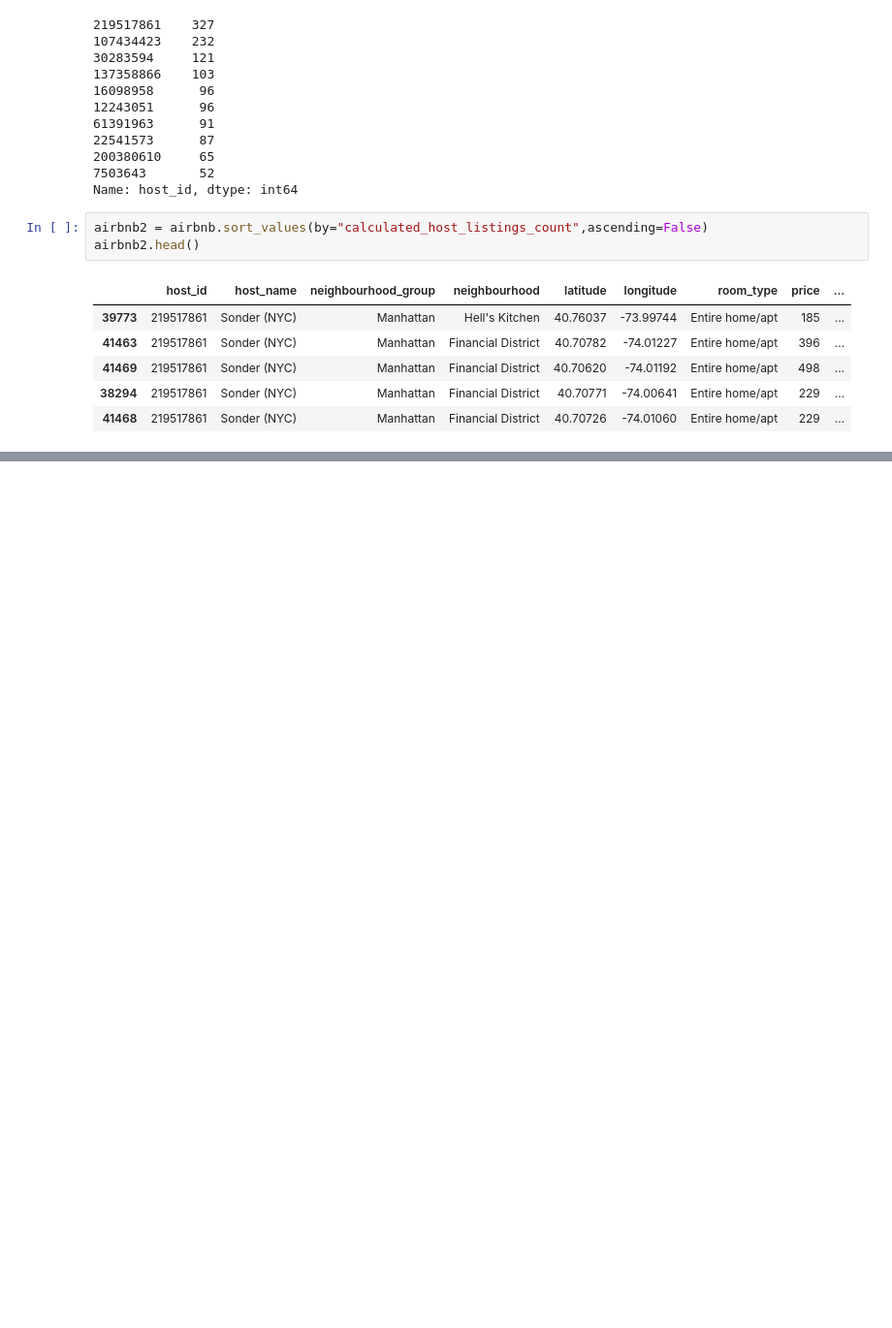
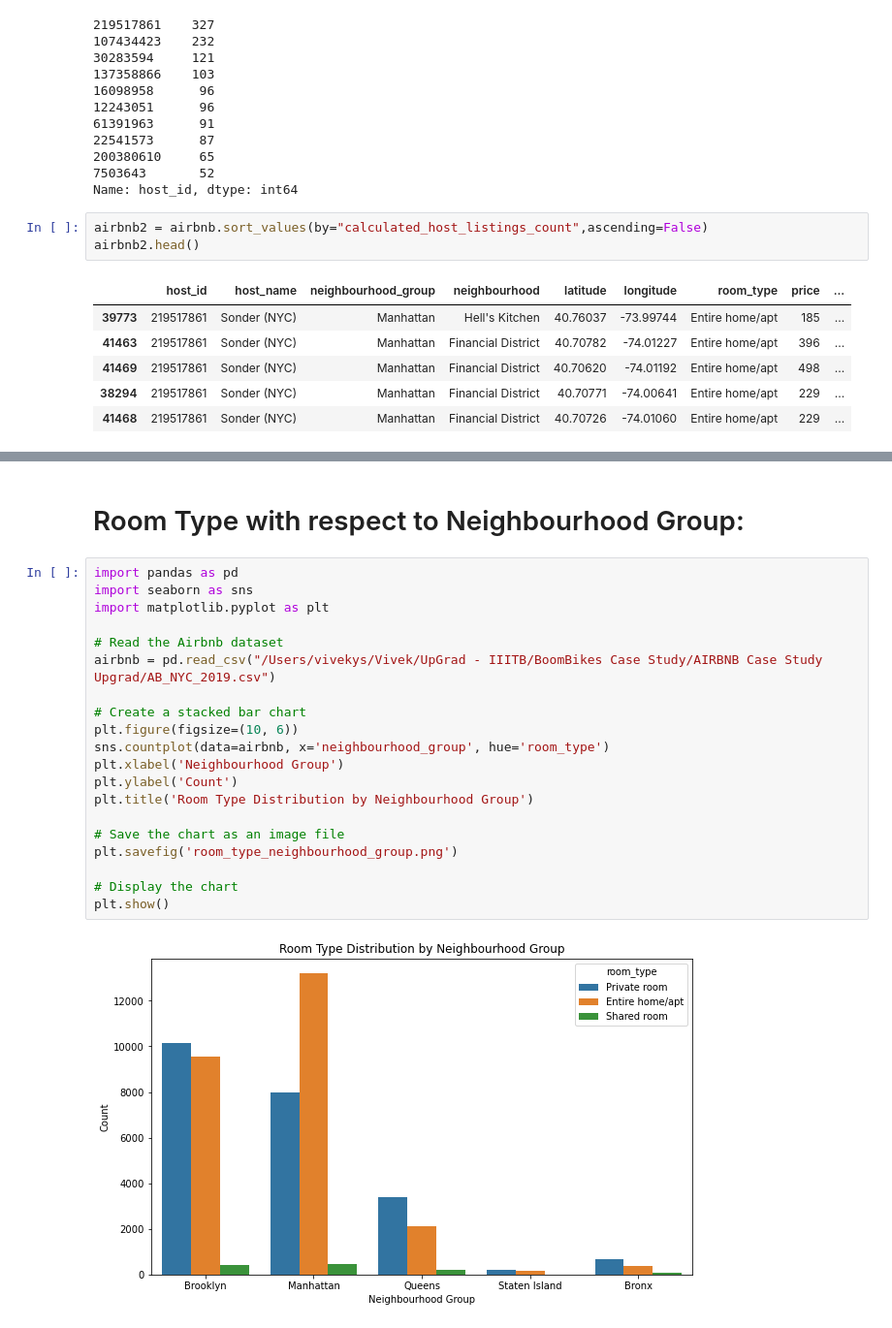
Before and after one commit to ysviveksam/Storytelling-Case-Study-Airbnb-NYC, a Jupyter notebook: Storytelling Case Study Airbnb NYC.ipynb, the cells around one changed output, grey strips where cells are left out. Shown at 97% size. Cells and saved outputs as stored; diff of their text form; blank space fills up the shorter version.

```diff
--- a/Storytelling Case Study Airbnb NYC.ipynb
+++ b/Storytelling Case Study Airbnb NYC.ipynb
@@ -140,0 +175,24 @@ airbnb2.head()
+# %% [markdown]
+# Room Type with respect to Neighbourhood Group:
+# %%
+import pandas as pd
+import seaborn as sns
+import matplotlib.pyplot as plt
+
+# Read the Airbnb dataset
+airbnb = pd.read_csv("/Users/vivekys/Vivek/UpGrad - IIITB/BoomBikes Case Study/AIRBNB Case Study Upgrad/AB_NYC_2019.csv")
+
+# Create a stacked bar chart
+plt.figure(figsize=(10, 6))
+sns.countplot(data=airbnb, x='neighbourhood_group', hue='room_type')
+plt.xlabel('Neighbourhood Group')
+plt.ylabel('Count')
+plt.title('Room Type Distribution by Neighbourhood Group')
+
+# Save the chart as an image file
+plt.savefig('room_type_neighbourhood_group.png')
+
+# Display the chart
+plt.show()
+# %% [output]
+[figure, added]
```
Also changed, not shown: parts of 21 cells of this notebook.
